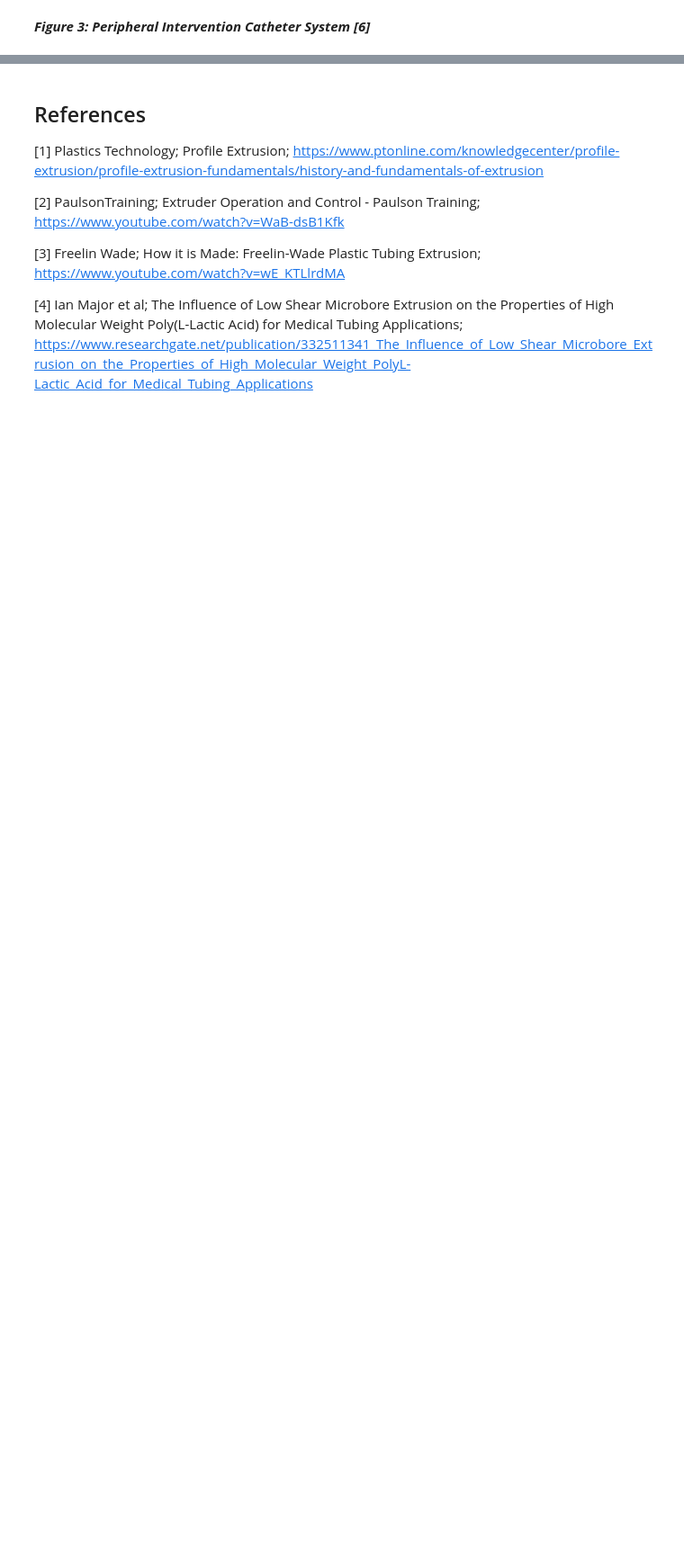
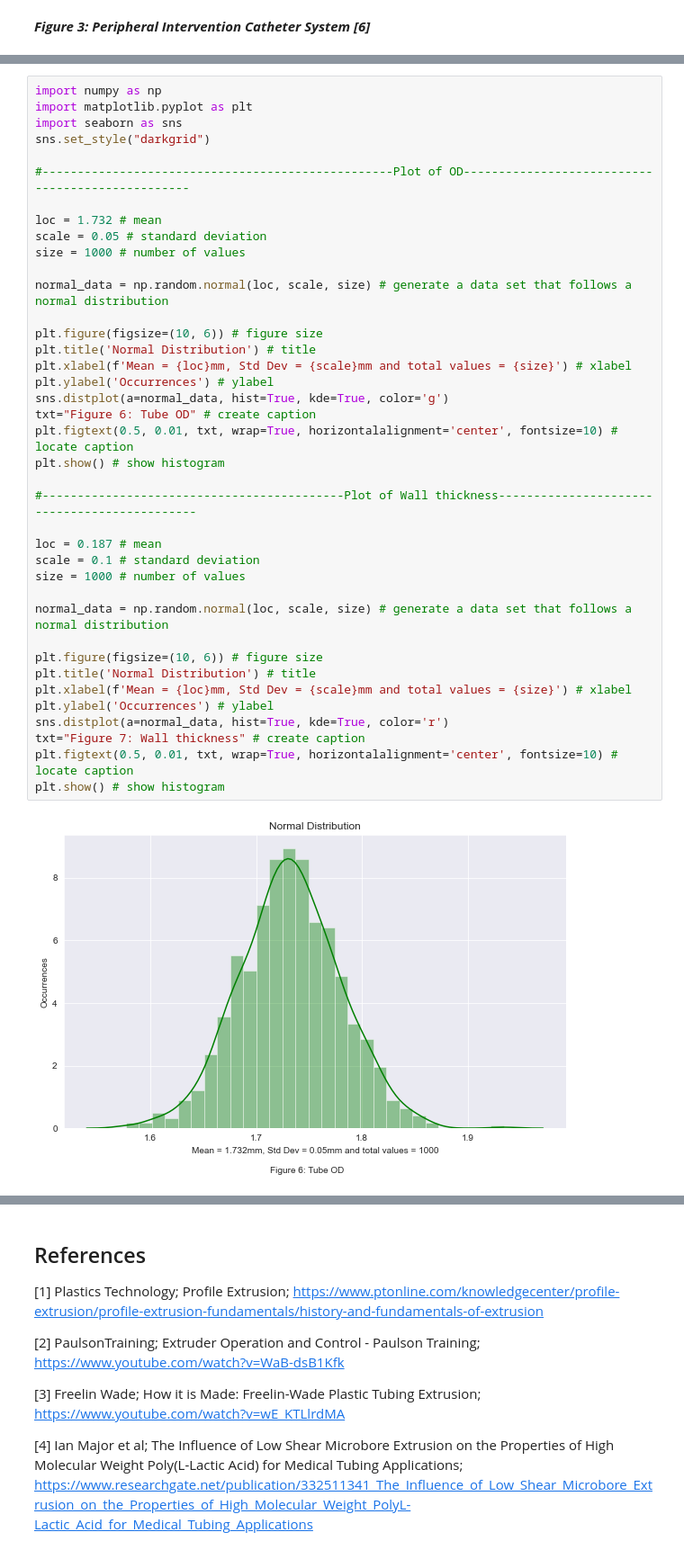
Before and after one commit to KeithQuinn/Project_2020_Programming-for-Data-Analysis, a Jupyter notebook: Project_2020_Programming-for-Data-Analysis.ipynb, the cells around one changed output, grey strips where cells are left out. Shown: that part at 90% size. Drawn from its saved outputs; the diff is of its cells as text; blank space fills up the shorter version.

```diff
--- a/Project_2020_Programming-for-Data-Analysis.ipynb
+++ b/Project_2020_Programming-for-Data-Analysis.ipynb
@@ -74,0 +121,41 @@ __*Figure 5: extruded tube drawing*__
+# %%
+import numpy as np
+import matplotlib.pyplot as plt
+import seaborn as sns
+sns.set_style("darkgrid")
+
+#--------------------------------------------------Plot of OD-------------------------------------------------
+
+loc = 1.732 # mean
+scale = 0.05 # standard deviation
+size = 1000 # number of values
+
+normal_data = np.random.normal(loc, scale, size) # generate a data set that follows a normal distribution
+
+plt.figure(figsize=(10, 6)) # figure size
+plt.title('Normal Distribution') # title
+plt.xlabel(f'Mean = {loc}mm, Std Dev = {scale}mm and total values = {size}') # xlabel
+plt.ylabel('Occurrences') # ylabel
+sns.distplot(a=normal_data, hist=True, kde=True, color='g')
+txt="Figure 6: Tube OD" # create caption
+plt.figtext(0.5, 0.01, txt, wrap=True, horizontalalignment='center', fontsize=10) # locate caption
+plt.show() # show histogram
+
+#-------------------------------------------Plot of Wall thickness---------------------------------------------
+
+loc = 0.187 # mean
+scale = 0.1 # standard deviation
+size = 1000 # number of values
+
+normal_data = np.random.normal(loc, scale, size) # generate a data set that follows a normal distribution
+
+plt.figure(figsize=(10, 6)) # figure size
+plt.title('Normal Distribution') # title
+plt.xlabel(f'Mean = {loc}mm, Std Dev = {scale}mm and total values = {size}') # xlabel
+plt.ylabel('Occurrences') # ylabel
+sns.distplot(a=normal_data, hist=True, kde=True, color='r')
+txt="Figure 7: Wall thickness" # create caption
+plt.figtext(0.5, 0.01, txt, wrap=True, horizontalalignment='center', fontsize=10) # locate caption
+plt.show() # show histogram
+# %% [output]
+[figure, added]
```
Also changed, not shown: parts of 9 cells of this notebook, 2 other files.
